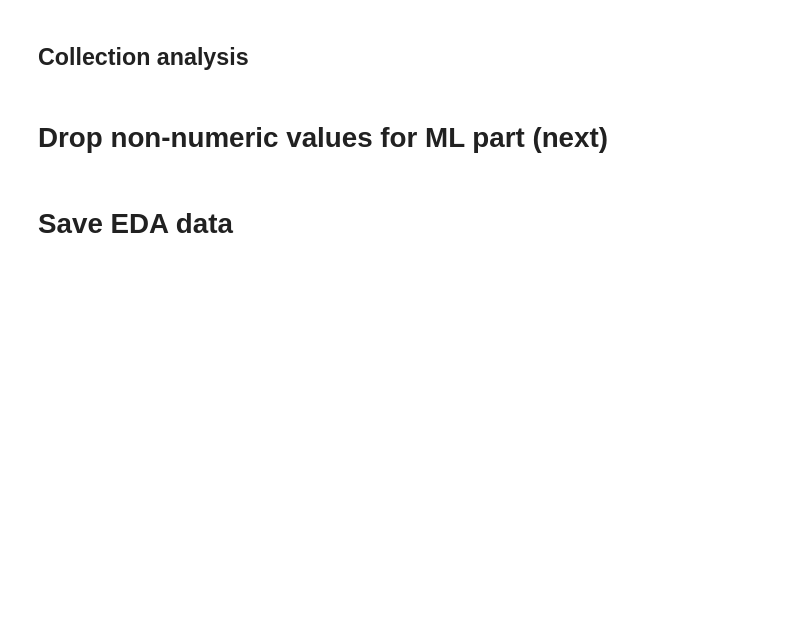
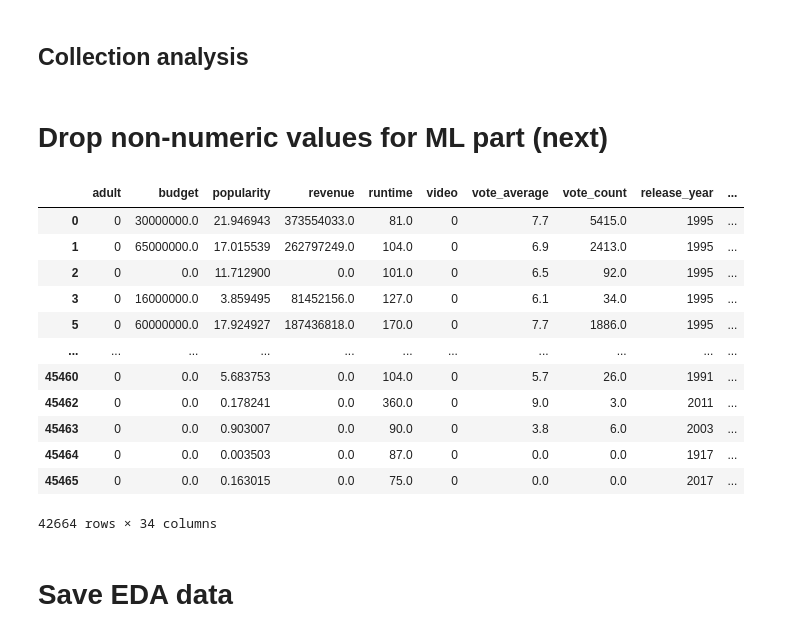
Before and after one commit to wvmrtn/data-science-in-practice, a Jupyter notebook: Project/eda.ipynb, the cells around one changed output. Cells and saved outputs as stored; diff of their text form; code cells hidden in the pictures; blank space fills up the shorter version.

```diff
--- a/Project/eda.ipynb
+++ b/Project/eda.ipynb
@@ -1052,6 +1076,22 @@ movies = movies.drop(columns = 'belongs_to_collection_id')
 # Drop non-numeric values for ML part (next)
 # %%
 to_export = movies.select_dtypes(exclude = 'object')
+# %%
+to_export
+# %% [output]
+|  | adult | budget | popularity | revenue | runtime | video | vote_average | vote_count | release_year | ... |
+| 0 | 0 | 30000000.0 | 21.946943 | 373554033.0 | 81.0 | 0 | 7.7 | 5415.0 | 1995 | ... |
+| 1 | 0 | 65000000.0 | 17.015539 | 262797249.0 | 104.0 | 0 | 6.9 | 2413.0 | 1995 | ... |
+| 2 | 0 | 0.0 | 11.712900 | 0.0 | 101.0 | 0 | 6.5 | 92.0 | 1995 | ... |
+| 3 | 0 | 16000000.0 | 3.859495 | 81452156.0 | 127.0 | 0 | 6.1 | 34.0 | 1995 | ... |
+| 5 | 0 | 60000000.0 | 17.924927 | 187436818.0 | 170.0 | 0 | 7.7 | 1886.0 | 1995 | ... |
+| ... | ... | ... | ... | ... | ... | ... | ... | ... | ... | ... |
+| 45460 | 0 | 0.0 | 5.683753 | 0.0 | 104.0 | 0 | 5.7 | 26.0 | 1991 | ... |
+| 45462 | 0 | 0.0 | 0.178241 | 0.0 | 360.0 | 0 | 9.0 | 3.0 | 2011 | ... |
+| 45463 | 0 | 0.0 | 0.903007 | 0.0 | 90.0 | 0 | 3.8 | 6.0 | 2003 | ... |
+| 45464 | 0 | 0.0 | 0.003503 | 0.0 | 87.0 | 0 | 0.0 | 0.0 | 1917 | ... |
+| 45465 | 0 | 0.0 | 0.163015 | 0.0 | 75.0 | 0 | 0.0 | 0.0 | 2017 | ... |
+42664 rows × 34 columns
 # %% [markdown]
 # Save EDA data
 # %%
```
Also changed, not shown: parts of 3 cells of this notebook, 2 other files.
